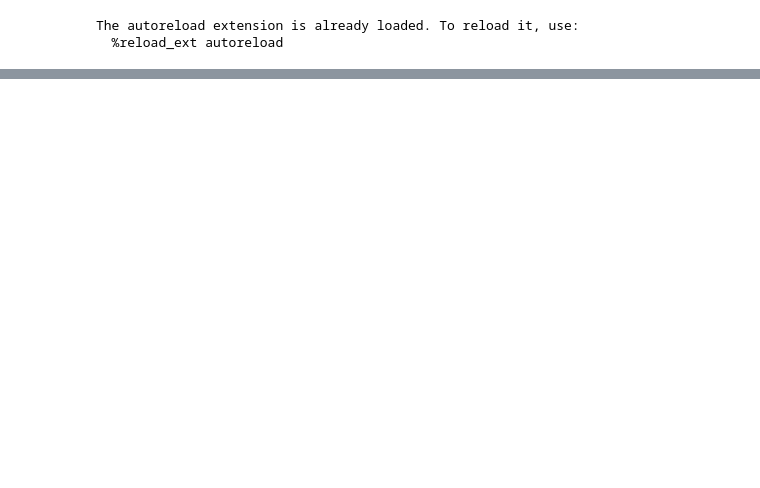
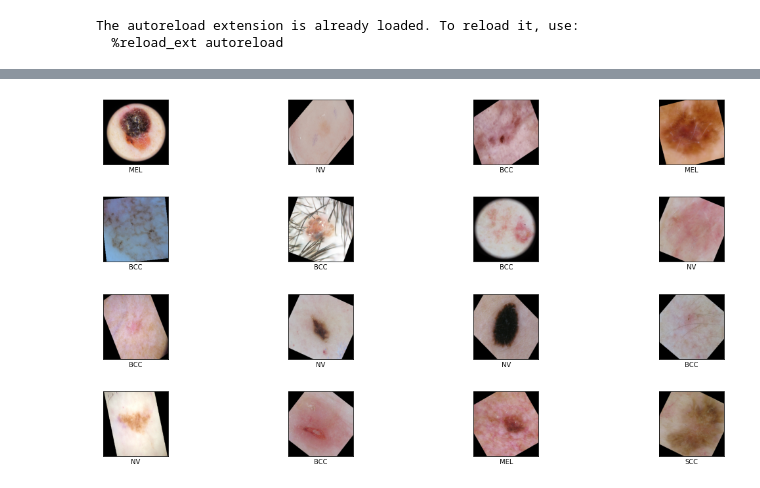
Before and after one commit to derma-ai/skin-lesion-dl, a Jupyter notebook: scripts/analyze_dataset.ipynb, the cells around one changed output, grey strips where cells are left out. Saved outputs shown, nothing was run; the diff lists cells and outputs as text; code cells hidden in the pictures; blank space fills up the shorter version.

```diff
--- a/scripts/analyze_dataset.ipynb
+++ b/scripts/analyze_dataset.ipynb
@@ -46,0 +53,22 @@ train_data, _, _ = data_handler.setup_data(hparams={'path': os.path.expanduser(o
+# %%
+# all basic transforms concluded by cropping to (224,224)
+img_transforms = nn.Sequential(transforms.RandomRotation(degrees=(0, 180)),transforms.RandomVerticalFlip(),transforms.RandomHorizontalFlip(), transforms.Resize((224, 224)))
+# %%
+# Effect of using first rotations then cropping to size (224,224)
+f, ax = plt.subplots(4, 4)
+f.subplots_adjust(hspace=0.5, wspace= 0.05)
+for i in range(0, 4):
+    for j in range(0, 4):
+        image_np = train_data[i * 4 + j][0].numpy()
+        trf_img = img_transforms(torch.from_numpy(image_np))
+        trf_img = trf_img.numpy()
+        trf_img = np.transpose(trf_img,(1,2,0))
+        ax[i, j].imshow(trf_img)
+        ax[i,j].yaxis.set_visible(False)
+        # ax[i,j].xaxis.set_visible(False)
+        ax[i,j].set_xlabel(train_data.idx_to_class[train_data[4*i + j][1]])
+        ax[i,j].xaxis.set_ticklabels([])
+        ax[i,j].xaxis.set_ticklabels([])
+        ax[i,j].xaxis.set_ticks([])
+# %% [output]
+[figure, added]
```
Also changed, not shown: parts of 17 cells of this notebook, 1 other file.
